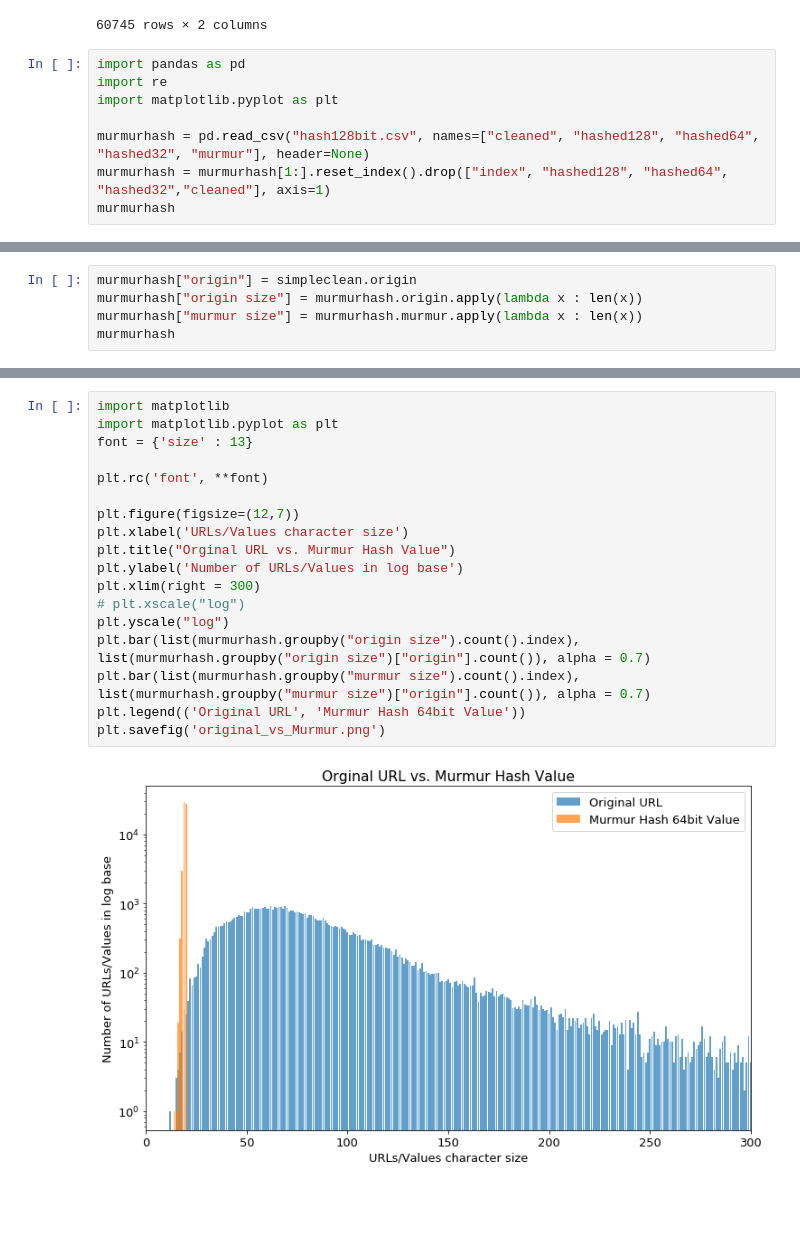
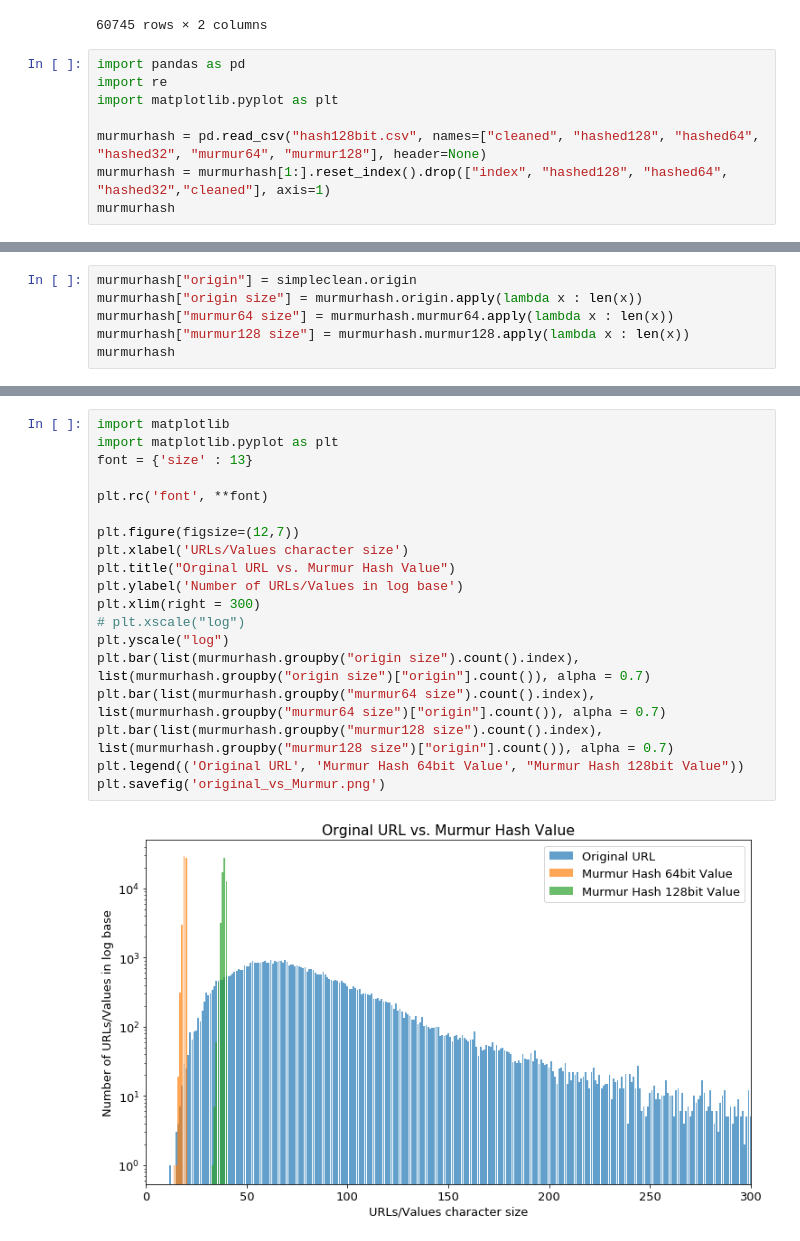
Before and after one commit to SIGSEGV-0x7/EWAS, a Jupyter notebook: graphing_allhashing/murmurhash/murmurhash_graph.ipynb, the cells around one changed output, grey strips where cells are left out. Drawn from its saved outputs; the diff is of its cells as text; blank space fills up the shorter version.

```diff
--- a/graphing_allhashing/murmurhash/murmurhash_graph.ipynb
+++ b/graphing_allhashing/murmurhash/murmurhash_graph.ipynb
@@ -24,7 +24,7 @@ import pandas as pd
 import re
 import matplotlib.pyplot as plt
 
-murmurhash = pd.read_csv("hash128bit.csv", names=["cleaned", "hashed128", "hashed64", "hashed32", "murmur"], header=None)
+murmurhash = pd.read_csv("hash128bit.csv", names=["cleaned", "hashed128", "hashed64", "hashed32", "murmur64", "murmur128"], header=None)
 murmurhash = murmurhash[1:].reset_index().drop(["index", "hashed128", "hashed64", "hashed32","cleaned"], axis=1)
 murmurhash
 # %% [output]
@@ -44,6 +44,7 @@ murmurhash
 # %%
 murmurhash["origin"] = simpleclean.origin
 murmurhash["origin size"] = murmurhash.origin.apply(lambda x : len(x))
-murmurhash["murmur size"] = murmurhash.murmur.apply(lambda x : len(x))
+murmurhash["murmur64 size"] = murmurhash.murmur64.apply(lambda x : len(x))
+murmurhash["murmur128 size"] = murmurhash.murmur128.apply(lambda x : len(x))
 murmurhash
 # %% [output]
@@ -63,20 +64,21 @@ murmurhash
 # %%
 import matplotlib
 import matplotlib.pyplot as plt
 font = {'size' : 13}
 
 plt.rc('font', **font)
 
 plt.figure(figsize=(12,7))
 plt.xlabel('URLs/Values character size')
 plt.title("Orginal URL vs. Murmur Hash Value")
 plt.ylabel('Number of URLs/Values in log base')
 plt.xlim(right = 300)
 # plt.xscale("log")
 plt.yscale("log")
 plt.bar(list(murmurhash.groupby("origin size").count().index), list(murmurhash.groupby("origin size")["origin"].count()), alpha = 0.7)
-plt.bar(list(murmurhash.groupby("murmur size").count().index), list(murmurhash.groupby("murmur size")["origin"].count()), alpha = 0.7)
-plt.legend(('Original URL', 'Murmur Hash 64bit Value'))
+plt.bar(list(murmurhash.groupby("murmur64 size").count().index), list(murmurhash.groupby("murmur64 size")["origin"].count()), alpha = 0.7)
+plt.bar(list(murmurhash.groupby("murmur128 size").count().index), list(murmurhash.groupby("murmur128 size")["origin"].count()), alpha = 0.7)
+plt.legend(('Original URL', 'Murmur Hash 64bit Value', "Murmur Hash 128bit Value"))
 plt.savefig('original_vs_Murmur.png')
 # %% [output]
-[figure, old version]
+[figure, new version]
```
Also changed, not shown: parts of 2 cells of this notebook.
